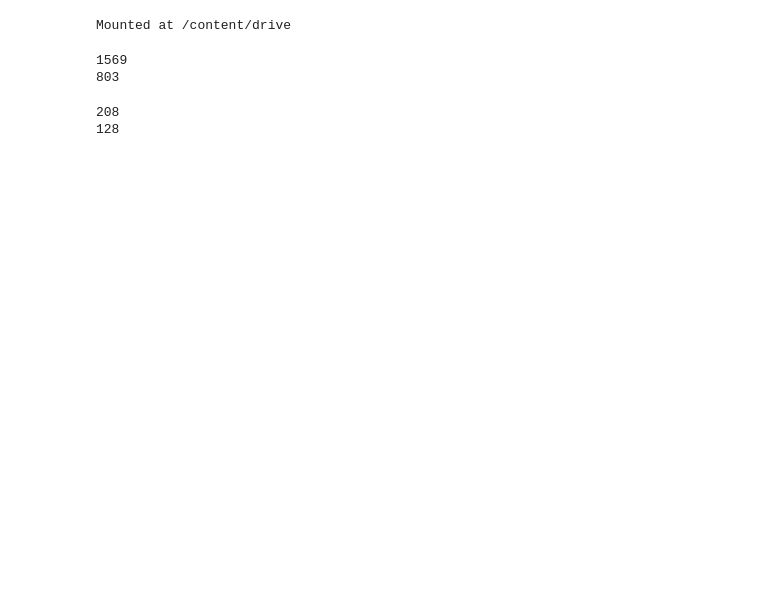
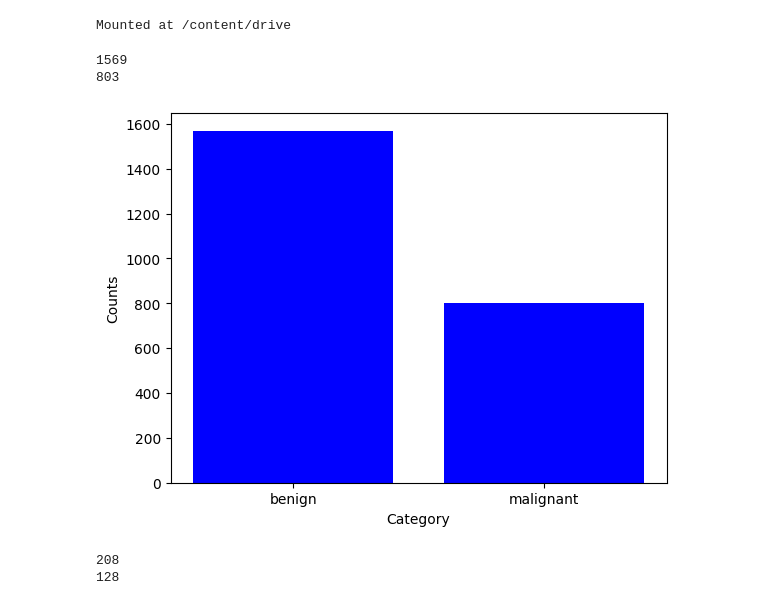
Before and after one commit to bksat90/FinalProject, a Jupyter notebook: classification_cnn.ipynb, the cells around one changed output. Drawn from its saved outputs; the diff is of its cells as text; code cells hidden in the pictures; blank space fills up the shorter version.

```diff
--- a/classification_cnn.ipynb
+++ b/classification_cnn.ipynb
@@ -37,6 +37,16 @@ print(tr_malignant)
 # %% [output]
 1569
 803
+# %%
+labels = ['benign', 'malignant']
+counts = [tr_benign, tr_malignant]
+
+plt.bar(labels, counts, color ='blue')
+plt.xlabel('Category')
+plt.ylabel('Counts')
+plt.show()
+# %% [output]
+[figure, added]
 # %%
 path = "/content/drive/MyDrive/Project_BC/cnn/test/"
 tt_benign = len(os.listdir(path + "/0"))
```
Also changed, not shown: parts of 3 cells of this notebook.
